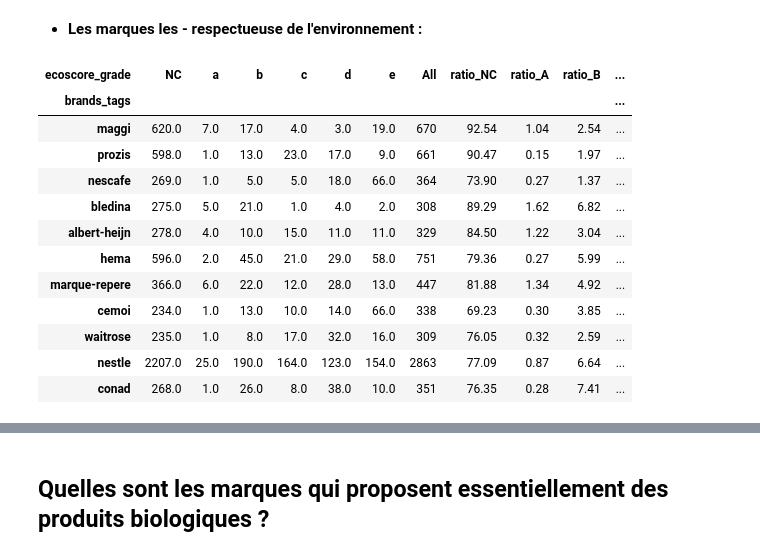
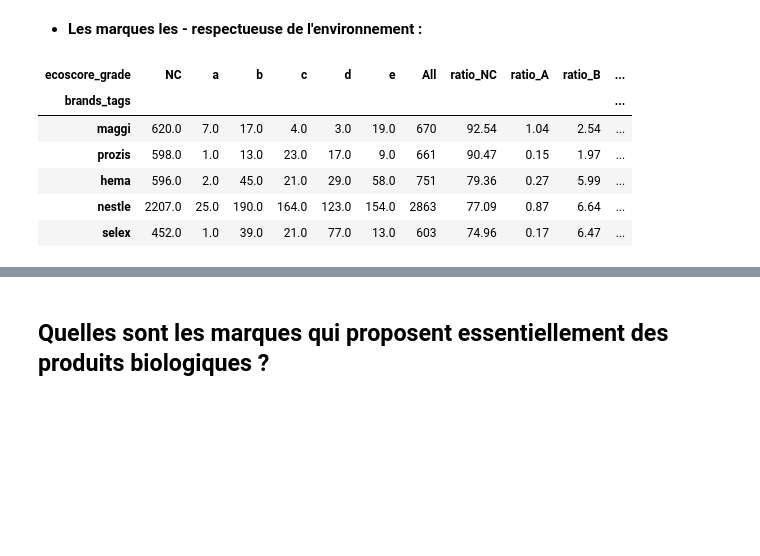
Before and after one commit to RaMahieu/Nutri_eco_bio_projet, a Jupyter notebook: projet_UFC_QC_Amir.ipynb, the cells around one changed output, grey strips where cells are left out. Drawn from its saved outputs; the diff is of its cells as text; code cells hidden in the pictures; blank space fills up the shorter version.

```diff
--- a/projet_UFC_QC_Amir.ipynb
+++ b/projet_UFC_QC_Amir.ipynb
@@ -215,8 +243,8 @@ quest_4.dropna(subset=['brands_tags'], inplace=True)
 quest_4.loc[~quest_4['ecoscore_grade'].isin(['a', 'b', 'c', 'd', 'e']), 'ecoscore_grade'] = 'NC'
 # Ont fait un pivot table avec le margins
 quest_4 = quest_4.pivot_table(index='brands_tags', columns='ecoscore_grade', aggfunc='count', values='code', margins=True)
-# Je conserve les marques qui ont plus de 300 produit
-quest_4 = quest_4[quest_4.All>300]
+# Je conserve les marques qui ont plus de 500 produit
+quest_4 = quest_4[quest_4.All>500]
 # Je crée une colonne "Ratio_NC" qui va me calculer le ratio de NC sur ALL
 quest_4["ratio_NC"] = round(quest_4.NC/quest_4.All*100,2)
 # %% [markdown]
@@ -282,18 +315,13 @@ quest_5.sort_values(by = "Note_Ratio", ascending = False).head(11)
 # %% [markdown]
 * **Les marques les - respectueuse de l'environnement :**
 # %%
-quest_5.sort_values(by = "Note_Ratio", ascending = True).head(11)
+quest_5b = quest_5.sort_values(by = "Note_Ratio", ascending = True).head(5)
+quest_5b
 # %% [output]
 | ecoscore_grade | NC | a | b | c | d | e | All | ratio_NC | ratio_A | ratio_B | ... |
 | brands_tags |  |  |  |  |  |  |  |  |  |  | ... |
 | maggi | 620.0 | 7.0 | 17.0 | 4.0 | 3.0 | 19.0 | 670 | 92.54 | 1.04 | 2.54 | ... |
 | prozis | 598.0 | 1.0 | 13.0 | 23.0 | 17.0 | 9.0 | 661 | 90.47 | 0.15 | 1.97 | ... |
-| nescafe | 269.0 | 1.0 | 5.0 | 5.0 | 18.0 | 66.0 | 364 | 73.90 | 0.27 | 1.37 | ... |
-| bledina | 275.0 | 5.0 | 21.0 | 1.0 | 4.0 | 2.0 | 308 | 89.29 | 1.62 | 6.82 | ... |
-| albert-heijn | 278.0 | 4.0 | 10.0 | 15.0 | 11.0 | 11.0 | 329 | 84.50 | 1.22 | 3.04 | ... |
 | hema | 596.0 | 2.0 | 45.0 | 21.0 | 29.0 | 58.0 | 751 | 79.36 | 0.27 | 5.99 | ... |
-| marque-repere | 366.0 | 6.0 | 22.0 | 12.0 | 28.0 | 13.0 | 447 | 81.88 | 1.34 | 4.92 | ... |
-| cemoi | 234.0 | 1.0 | 13.0 | 10.0 | 14.0 | 66.0 | 338 | 69.23 | 0.30 | 3.85 | ... |
-| waitrose | 235.0 | 1.0 | 8.0 | 17.0 | 32.0 | 16.0 | 309 | 76.05 | 0.32 | 2.59 | ... |
 | nestle | 2207.0 | 25.0 | 190.0 | 164.0 | 123.0 | 154.0 | 2863 | 77.09 | 0.87 | 6.64 | ... |
-| conad | 268.0 | 1.0 | 26.0 | 8.0 | 38.0 | 10.0 | 351 | 76.35 | 0.28 | 7.41 | ... |
+| selex | 452.0 | 1.0 | 39.0 | 21.0 | 77.0 | 13.0 | 603 | 74.96 | 0.17 | 6.47 | ... |
```
Also changed, not shown: parts of 18 cells of this notebook.
